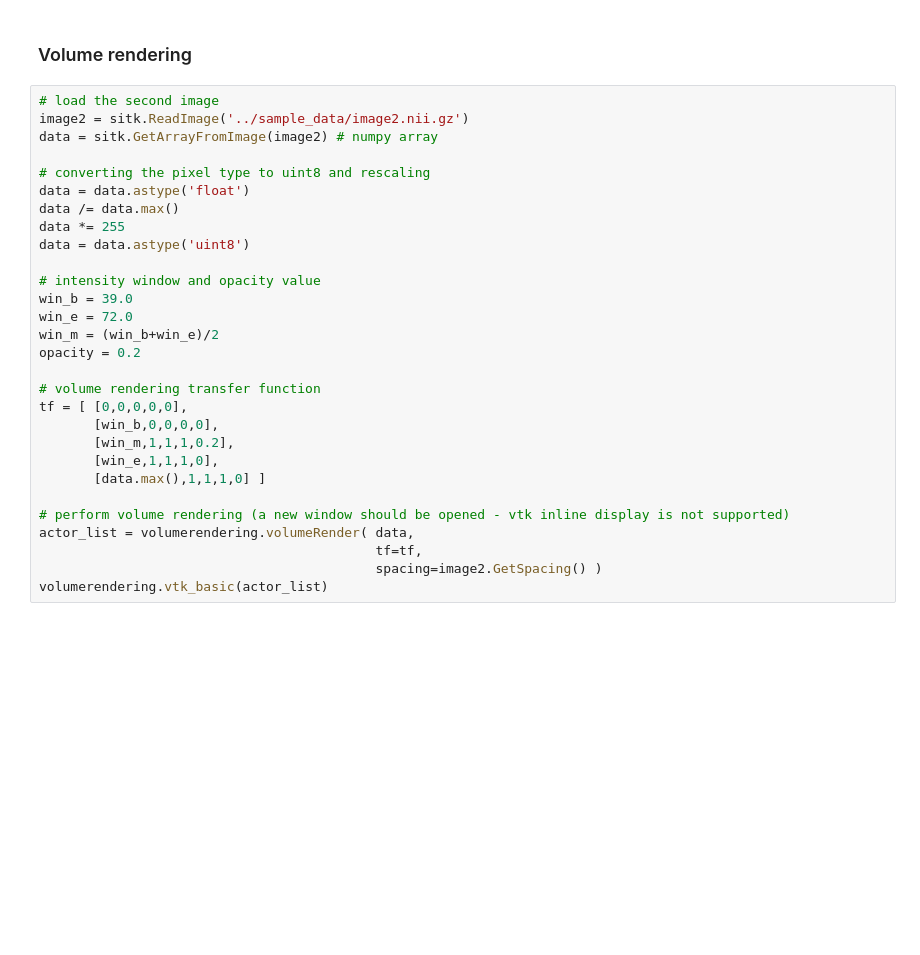
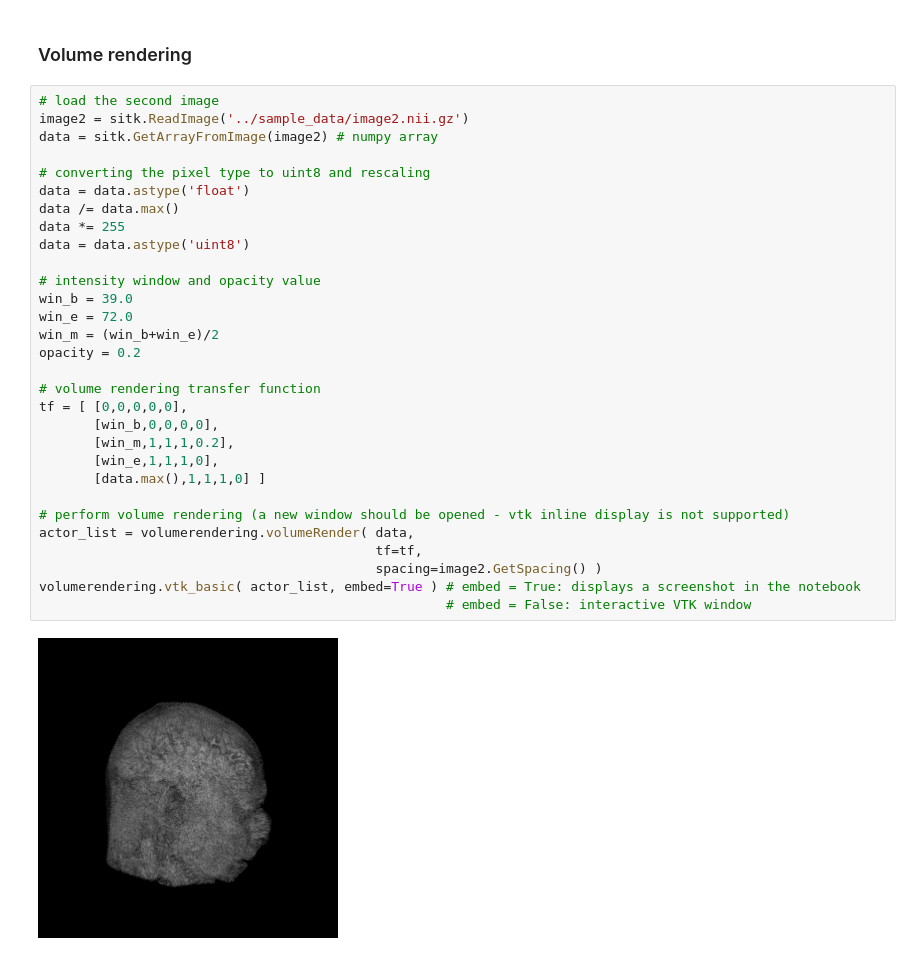
Before and after one commit to ozan-oktay/Medical-Image-Analysis-IPython-Tutorials, a Jupyter notebook: tutorial_1/tutorial_1_visualization.ipynb, the cells around one changed output. Cells and saved outputs as stored; diff of their text form; blank space fills up the shorter version.

Commit message:
added embedded screenshot of VTK for the visualisation tutorial

```diff
--- a/tutorial_1/tutorial_1_visualization.ipynb
+++ b/tutorial_1/tutorial_1_visualization.ipynb
@@ -56,29 +56,32 @@ imagedisplay.myshow(sitk.Tile(slices, [3,1]), title="Segmentation", dpi=30)
 # %%
 # load the second image
 image2 = sitk.ReadImage('../sample_data/image2.nii.gz')
 data = sitk.GetArrayFromImage(image2) # numpy array
 
 # converting the pixel type to uint8 and rescaling
 data = data.astype('float')
 data /= data.max()
 data *= 255
 data = data.astype('uint8')
 
 # intensity window and opacity value
 win_b = 39.0
 win_e = 72.0
 win_m = (win_b+win_e)/2
 opacity = 0.2
 
 # volume rendering transfer function
 tf = [ [0,0,0,0,0],
        [win_b,0,0,0,0],
        [win_m,1,1,1,0.2],
        [win_e,1,1,1,0],
        [data.max(),1,1,1,0] ]
 
 # perform volume rendering (a new window should be opened - vtk inline display is not supported)
 actor_list = volumerendering.volumeRender( data,
                                            tf=tf,
                                            spacing=image2.GetSpacing() )
-volumerendering.vtk_basic(actor_list)
+volumerendering.vtk_basic( actor_list, embed=True ) # embed = True: displays a screenshot in the notebook
+                                                    # embed = False: interactive VTK window
+# %% [output]
+[figure, added]
```
Also changed, not shown: parts of 1 cell of this notebook, 2 other files.
